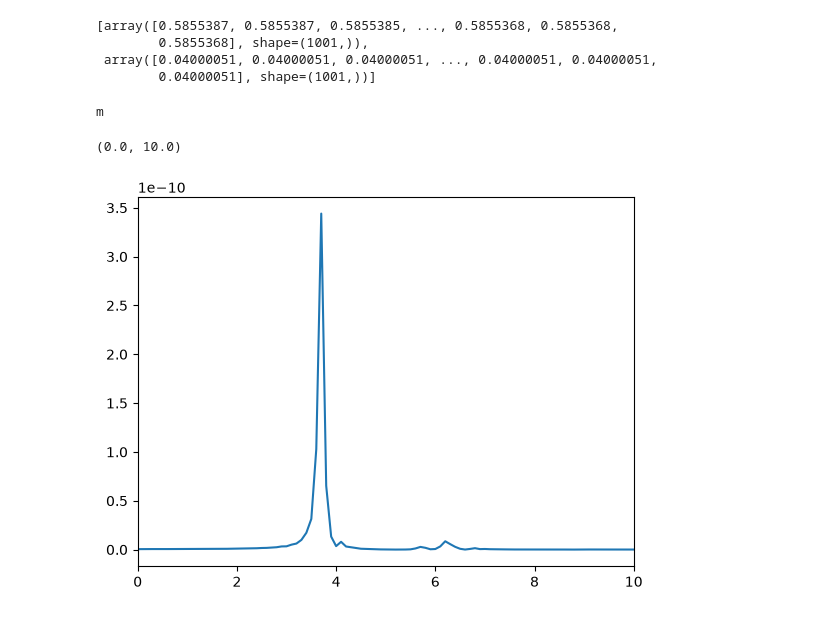
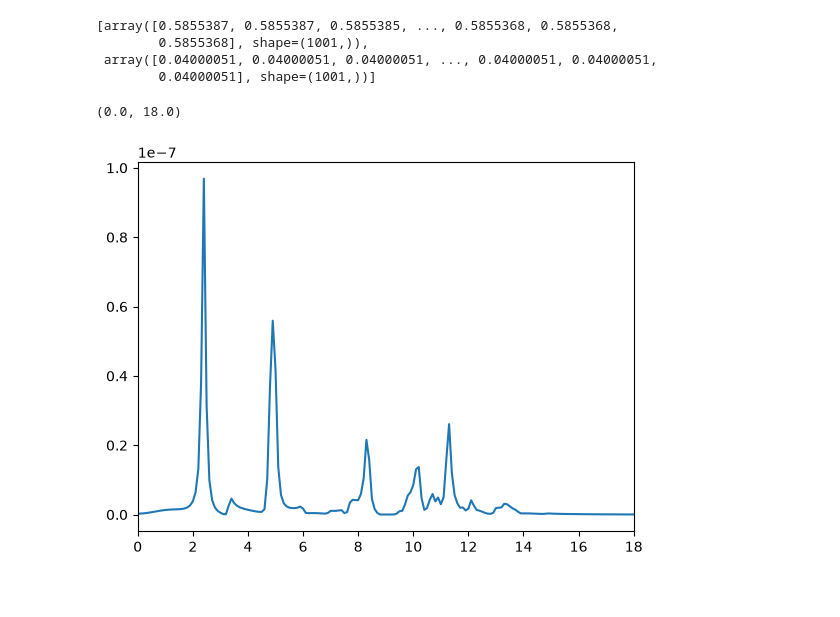
Before and after one commit to Weaser15/maglab, a Jupyter notebook: notebooks/ringdown.ipynb, the cells around one changed output. Saved outputs shown, nothing was run; the diff lists cells and outputs as text; code cells hidden in the pictures.

```diff
--- a/notebooks/ringdown.ipynb
+++ b/notebooks/ringdown.ipynb
@@ -28,14 +28,13 @@ B_ext
  array([0.04000051, 0.04000051, 0.04000051, ..., 0.04000051, 0.04000051,
         0.04000051], shape=(1001,))]
 # %%
-TABLE_PATH = Path(r"C:\Users\qqhx82\OneDrive - Durham University\PhD Files\Simulations\2026-07-28 Dot Dynamics\dot_470nm_2x2_PBC.out") / "table.txt"
+TABLE_PATH = Path(r"C:\Users\qqhx82\OneDrive - Durham University\PhD Files\Simulations\2026-09-18 ASI Test\E3_256_m200_exct.out") / "table.txt"
 
 df = l_rd.load_mag_avg_ringdown(TABLE_PATH)
 plt.plot(df["frequency"], df["absorption"])
-plt.xlim(0, 10)
+plt.xlim(0, 18)
 # %% [output]
-m
+(0.0, 18.0)
-(0.0, 10.0)
-[figure, old version]
+[figure, new version]
 # %%
 DIRPATH = Path(r"C:\Users\qqhx82\OneDrive - Durham University\PhD Files\Simulations\2026-05-22 AASI Dynamics 2x2\1-1\1-1_phi0_3\1-1_phi0_3exct_B000060.out")
```
Also changed, not shown: parts of 5 cells of this notebook, 3 other files.
